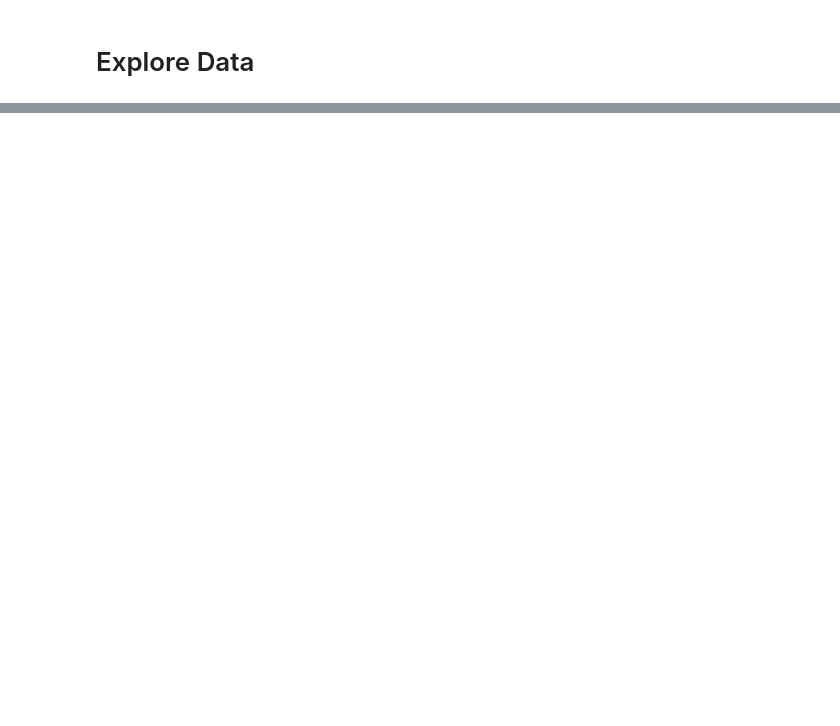
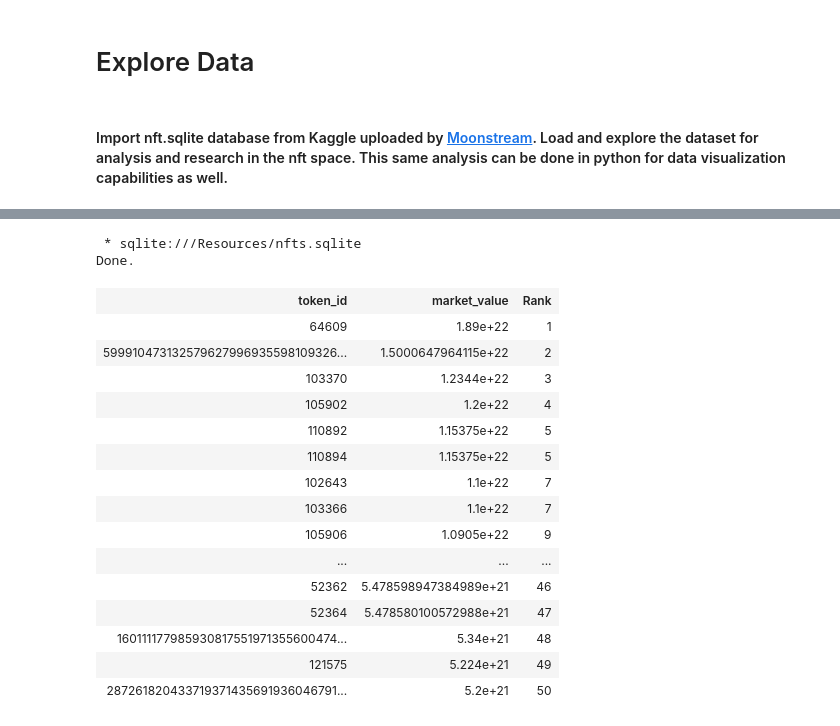
Before and after one commit to chkCreate/Ethereum_NFT, a Jupyter notebook: Data_Wrangle_SQL.ipynb, the cells around one changed output, grey strips where cells are left out. Cells and saved outputs as stored; diff of their text form; code cells hidden in the pictures; blank space fills up the shorter version.

```diff
--- a/Data_Wrangle_SQL.ipynb
+++ b/Data_Wrangle_SQL.ipynb
@@ -12 +3,3 @@ from sqlalchemy import inspect
+# %% [markdown]
+#### Import nft.sqlite database from Kaggle uploaded by [Moonstream](https://www.kaggle.com/simiotic/ethereum-nft-analysis/data). Load and explore the dataset for analysis and research in the nft space. This same analysis can be done in python for data visualization capabilities as well.
 # %%
@@ -46,3 +42,33 @@ Done.
 | dfb04e18-c3de-45a7-b029-7d58a4a6c57c | 0x7a54a15f048cd8d8e15b01fe0d22683... | 12936412 | 0x02AA731631c6D7F8241d74F906f5b51... | 161 | 0x0000000000000000000000000000000... | 0xd397E4a615C7B4aCF239E8434308021... | 0 | ... |
 | 7d6c0cf9-4057-439c-b309-4d3701f4b8d1 | 0x27fbc5512ad6a6b6f36ee4d71c639ec... | 12936412 | 0x1808CB10ad0DC7bB891eFbAD883da63... | 4067 | 0x0000000000000000000000000000000... | 0xDE16DF6abaD7F579C1368C7233e06a7... | 30000000000000000 | ... |
 | 4d14cb62-48b5-4cb7-a411-77afd31ba23e | 0xf584379502d2f5cf31ab1b7e2848072... | 12936412 | 0xd0A07a76746707f6D6d36D9d5897B14... | 2122 | 0x0000000000000000000000000000000... | 0x4555CBc05d168f29C933677c71f8c1f... | 0 | ... |
+# %%
+%%sql
+SELECT
+token_id,
+market_value,
+RANK() OVER(ORDER BY market_value desc) Rank
+FROM
+current_market_values
+ORDER BY
+market_value desc
+limit 50
+# %% [output]
+ * sqlite:///Resources/nfts.sqlite
+Done.
+| token_id | market_value | Rank |
+| 64609 | 1.89e+22 | 1 |
+| 599910473132579627996935598109326... | 1.5000647964115e+22 | 2 |
+| 103370 | 1.2344e+22 | 3 |
+| 105902 | 1.2e+22 | 4 |
+| 110892 | 1.15375e+22 | 5 |
+| 110894 | 1.15375e+22 | 5 |
+| 102643 | 1.1e+22 | 7 |
+| 103366 | 1.1e+22 | 7 |
+| 105906 | 1.0905e+22 | 9 |
+| ... | ... | ... |
+| 52362 | 5.478598947384989e+21 | 46 |
+| 52364 | 5.478580100572988e+21 | 47 |
+| 160111177985930817551971355600474... | 5.34e+21 | 48 |
+| 121575 | 5.224e+21 | 49 |
+| 287261820433719371435691936046791... | 5.2e+21 | 50 |
```
Also changed, not shown: parts of 9 cells of this notebook, 1 other file.
